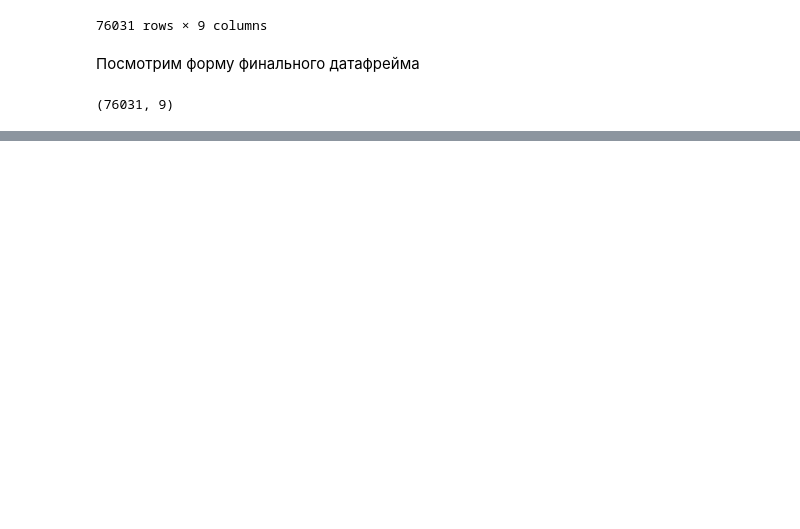
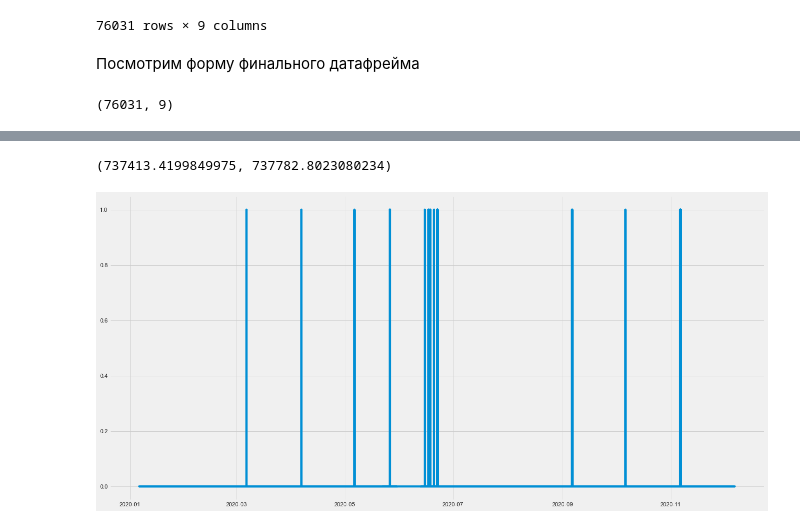
Before and after one commit to raptor72/compressors_voultage_trouble, a Jupyter notebook: compressors_analysis.ipynb, the cells around one changed output, grey strips where cells are left out. Cells and saved outputs as stored; diff of their text form; code cells hidden in the pictures; blank space fills up the shorter version.

```diff
--- a/compressors_analysis.ipynb
+++ b/compressors_analysis.ipynb
@@ -172,0 +363,3 @@ plt.ylabel("Мощьность кВт")
+# %%
+df_fin_sort = df_fin.iloc[::-1,::]
+df_fin_sort
@@ -172,0 +380,29 @@ plt.ylabel("Мощьность кВт")
+# %%
+# fig, ax = plt.subplots(figsize=(16,10), dpi= 80)
+# axes = plt.gca()
+# axes.set_xlim(['2020-05-22 06:40:31.867','2020-06-23 05:47:37.951'])
+# axes.plot(df_fin_sort["Время срабатывания"], df_fin_sort["temp"])
+# axes.title("Частота по времени")
+# axes.set_ylim([ymin,ymax])
+# plt.figure(figsize=(30, 15), dpi= 300)
+# plt.figure(figsize=(20, 10))
+# plt.plot(df_fin_sort["Время срабатывания"], df_fin_sort["temp"])
+# plt.title("Частота по времени")
+# plt.xlabel("Время")
+# plt.ylabel("Значение")
+# plt.grid(True)
+# plt.axis(df_fin_sort["Время срабатывания"],'2020-05-22 06:40:31.867','2020-06-23 05:47:37.951')
+# plt.savefig('filename.png', dpi=300)
+
+plt.figure(figsize=(20, 10))
+axes = plt.subplot()
+
+axes.plot(df_fin_sort["Время срабатывания"].values, df_fin_sort["temp"])
+xlim = axes.get_xlim()
+# example of how to zoomout by a factor of 0.1
+factor = 0.0001
+new_xlim = (xlim[0] + xlim[1])/2 + np.array((-0.5, 0.5)) * (xlim[1] - xlim[0]) * (1 + factor)
+axes.set_xlim(new_xlim)
+# %% [output]
+(737413.4199849975, 737782.8023080234)
+[figure, added]
```
Also changed, not shown: parts of 28 cells of this notebook.
